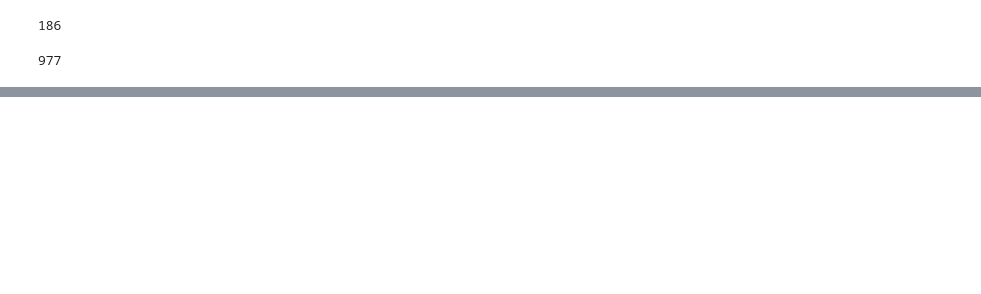
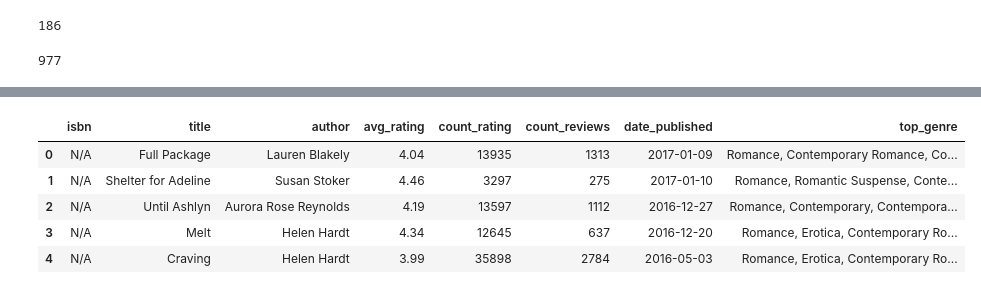
Before and after one commit to melaniewesson/bestseller_capstone, a Jupyter notebook: notebooks/startoverjune9.ipynb, the cells around one changed output, grey strips where cells are left out. Cells and saved outputs as stored; diff of their text form; code cells hidden in the pictures; blank space fills up the shorter version.

```diff
--- a/notebooks/startoverjune9.ipynb
+++ b/notebooks/startoverjune9.ipynb
@@ -511,0 +536,11 @@ goodreads_found.head()
+# %%
+#Fix genres column
+goodreads_found['top_genre'] = goodreads_found['top_genre'].str.replace('Genres, ', '')
+goodreads_found.head()
+# %% [output]
+|  | isbn | title | author | avg_rating | count_rating | count_reviews | date_published | top_genre |
+| 0 | N/A | Full Package | Lauren Blakely | 4.04 | 13935 | 1313 | 2017-01-09 | Romance, Contemporary Romance, Co... |
+| 1 | N/A | Shelter for Adeline | Susan Stoker | 4.46 | 3297 | 275 | 2017-01-10 | Romance, Romantic Suspense, Conte... |
+| 2 | N/A | Until Ashlyn | Aurora Rose Reynolds | 4.19 | 13597 | 1112 | 2016-12-27 | Romance, Contemporary, Contempora... |
+| 3 | N/A | Melt | Helen Hardt | 4.34 | 12645 | 637 | 2016-12-20 | Romance, Erotica, Contemporary Ro... |
+| 4 | N/A | Craving | Helen Hardt | 3.99 | 35898 | 2784 | 2016-05-03 | Romance, Erotica, Contemporary Ro... |
```
Also changed, not shown: parts of 7 cells of this notebook.
